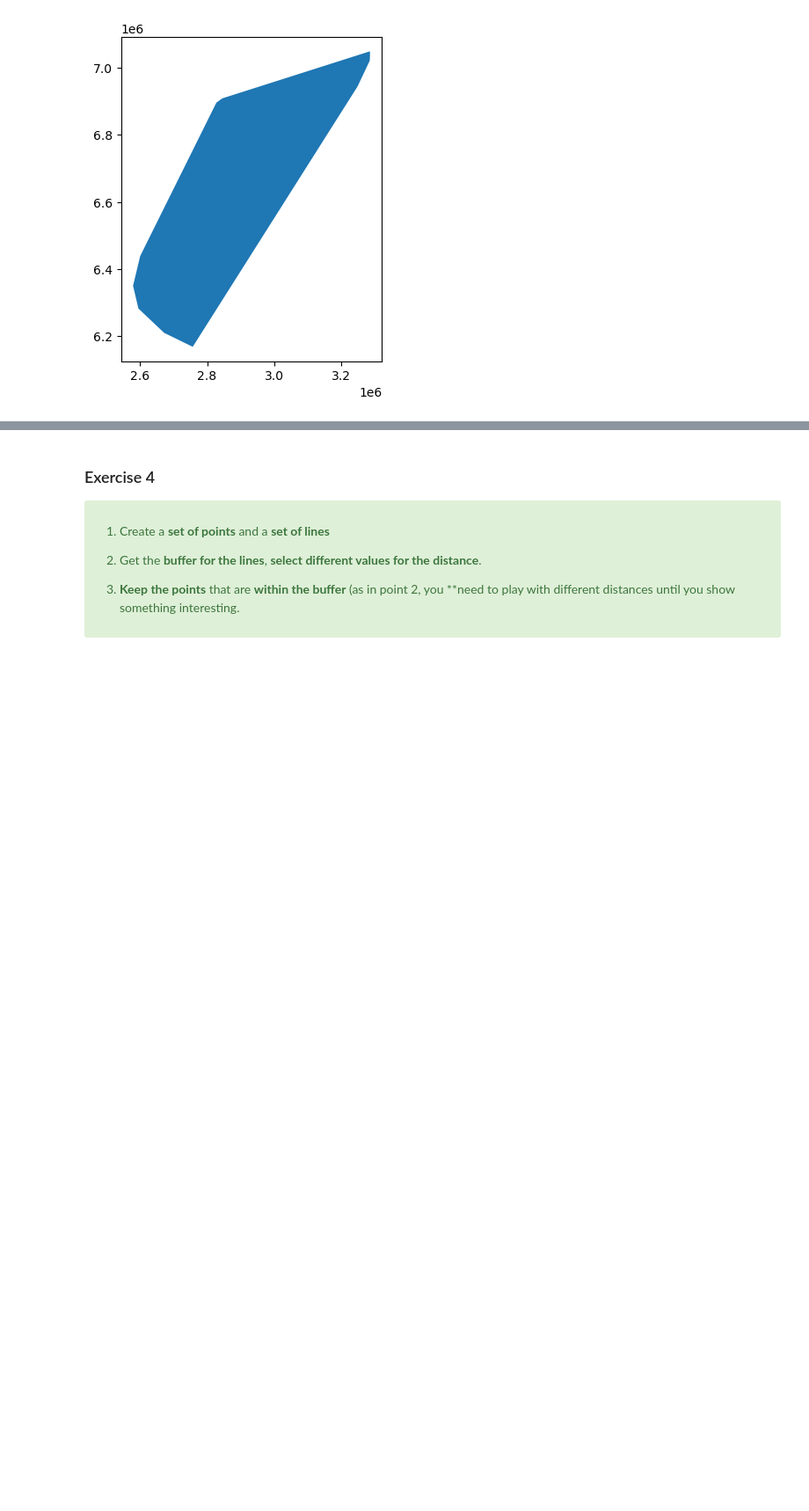
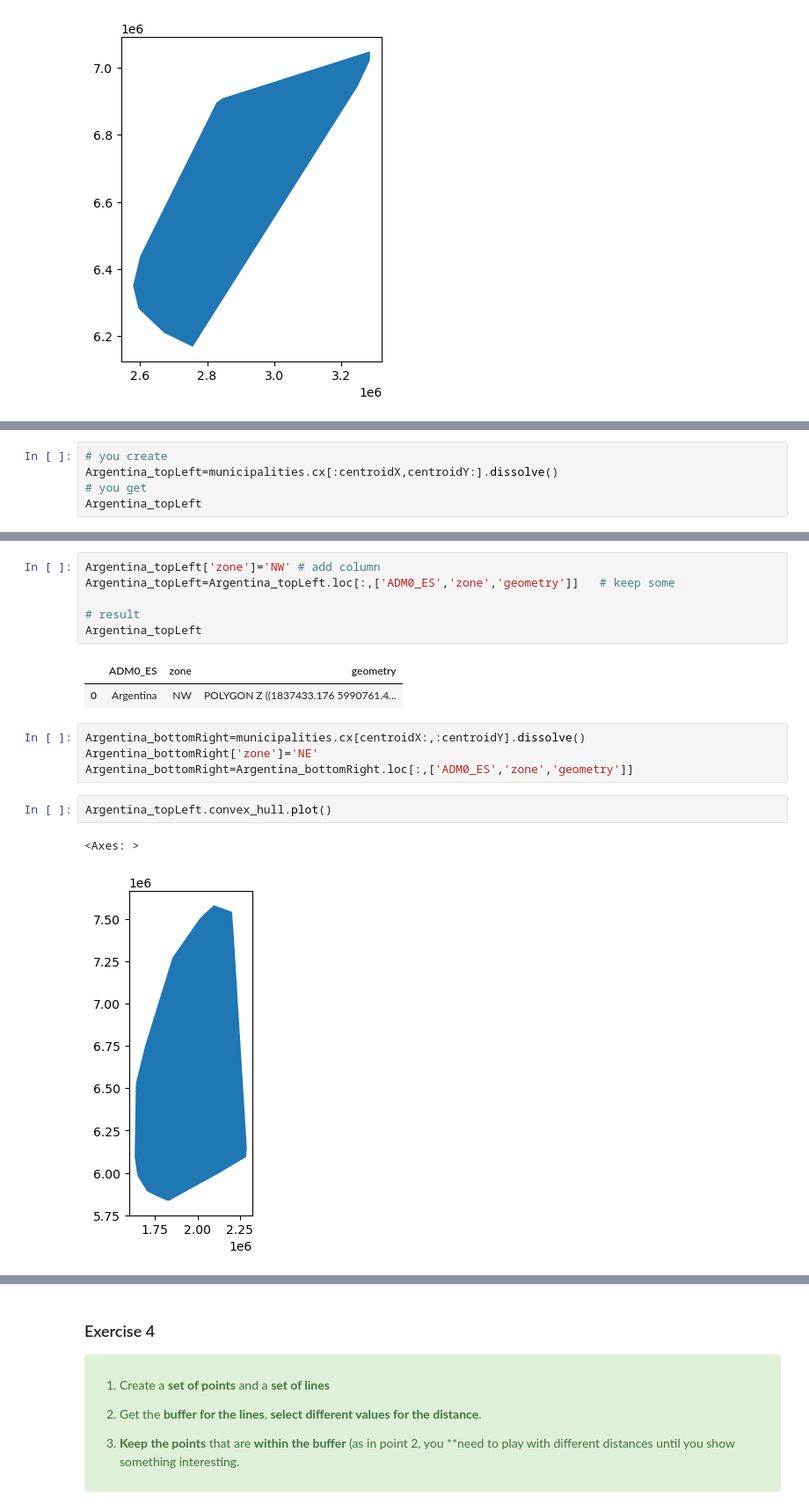
Before and after one commit to Romina300/TareaFinal_1, a Jupyter notebook: TareaFinal_parte1.ipynb, the cells around one changed output, grey strips where cells are left out. Shown: that part at 88% size. Cells and saved outputs as stored; diff of their text form; blank space fills up the shorter version.

```diff
--- a/TareaFinal_parte1.ipynb
+++ b/TareaFinal_parte1.ipynb
@@ -459,0 +497,5 @@ systems.convex_hull.plot()
+# %%
+# you create
+Argentina_topLeft=municipalities.cx[:centroidX,centroidY:].dissolve()
+# you get
+Argentina_topLeft
@@ -459,0 +505,18 @@ systems.convex_hull.plot()
+# %%
+Argentina_topLeft['zone']='NW' # add column
+Argentina_topLeft=Argentina_topLeft.loc[:,['ADM0_ES','zone','geometry']]   # keep some
+
+# result
+Argentina_topLeft
+# %% [output]
+|  | ADM0_ES | zone | geometry |
+| 0 | Argentina | NW | POLYGON Z ((1837433.176 5990761.4... |
+# %%
+Argentina_bottomRight=municipalities.cx[centroidX:,:centroidY].dissolve()
+Argentina_bottomRight['zone']='NE'
+Argentina_bottomRight=Argentina_bottomRight.loc[:,['ADM0_ES','zone','geometry']]
+# %%
+Argentina_topLeft.convex_hull.plot()
+# %% [output]
+<Axes: >
+[figure, added]
```
Also changed, not shown: parts of 16 cells of this notebook.
